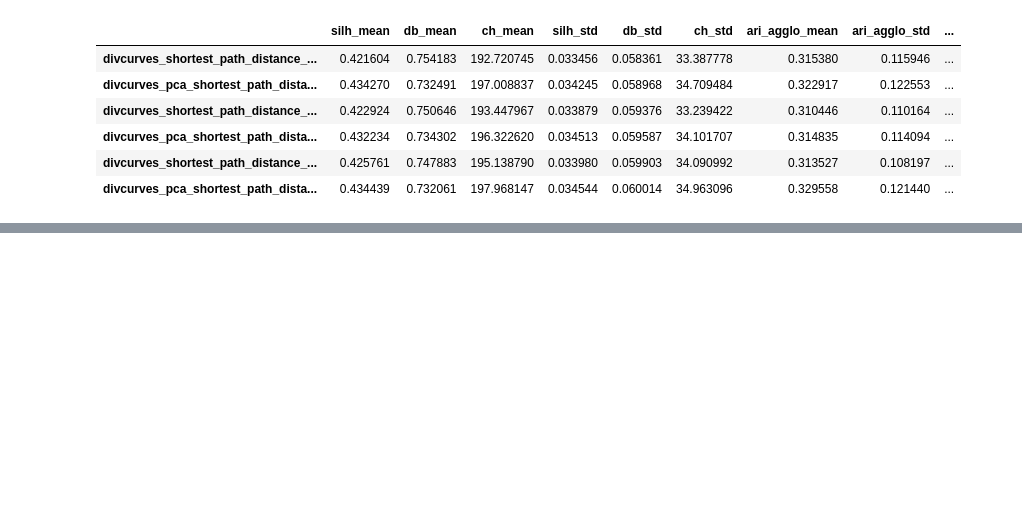
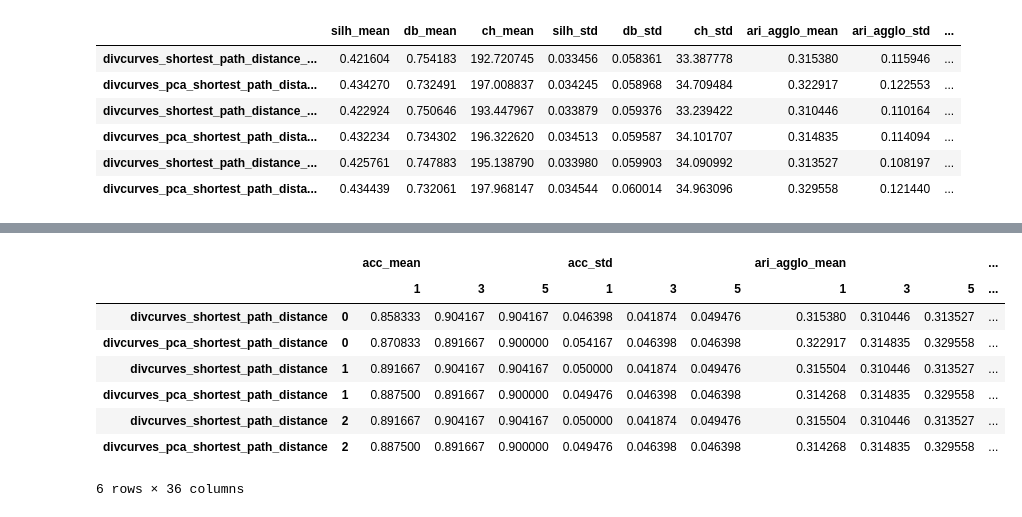
Before and after one commit to aidos-lab/diversity_curves, a Jupyter notebook: simulations/ablation_distributions/nreps_stability.ipynb, the cells around one changed output, grey strips where cells are left out. Saved outputs shown, nothing was run; the diff lists cells and outputs as text; code cells hidden in the pictures; blank space fills up the shorter version.

```diff
--- a/simulations/ablation_distributions/nreps_stability.ipynb
+++ b/simulations/ablation_distributions/nreps_stability.ipynb
@@ -48,0 +345,3 @@ res_multicol = pd.MultiIndex.from_product(
+# %%
+res_dir = 'simulations/results/ablations/distributions/nreps/test'
+res_unordered = pd.read_csv(f'{res_dir}/res_df.csv', index_col=[0,1], header=[0,1])
@@ -48,0 +360,18 @@ res_multicol = pd.MultiIndex.from_product(
+# %%
+#reorder
+scores = list(res_unordered.columns.levels[0])
+n_reps = list(res_unordered.columns.levels[1])
+n_reps
+res = res_unordered.loc[:,pd.MultiIndex.from_product([scores,n_reps])]
+# %%
+res
+# %% [output]
+|  |  | acc_mean |  |  | acc_std |  |  | ari_agglo_mean |  |  | ... |
+|  |  | 1 | 3 | 5 | 1 | 3 | 5 | 1 | 3 | 5 | ... |
+| divcurves_shortest_path_distance | 0 | 0.858333 | 0.904167 | 0.904167 | 0.046398 | 0.041874 | 0.049476 | 0.315380 | 0.310446 | 0.313527 | ... |
+| divcurves_pca_shortest_path_distance | 0 | 0.870833 | 0.891667 | 0.900000 | 0.054167 | 0.046398 | 0.046398 | 0.322917 | 0.314835 | 0.329558 | ... |
+| divcurves_shortest_path_distance | 1 | 0.891667 | 0.904167 | 0.904167 | 0.050000 | 0.041874 | 0.049476 | 0.315504 | 0.310446 | 0.313527 | ... |
+| divcurves_pca_shortest_path_distance | 1 | 0.887500 | 0.891667 | 0.900000 | 0.049476 | 0.046398 | 0.046398 | 0.314268 | 0.314835 | 0.329558 | ... |
+| divcurves_shortest_path_distance | 2 | 0.891667 | 0.904167 | 0.904167 | 0.050000 | 0.041874 | 0.049476 | 0.315504 | 0.310446 | 0.313527 | ... |
+| divcurves_pca_shortest_path_distance | 2 | 0.887500 | 0.891667 | 0.900000 | 0.049476 | 0.046398 | 0.046398 | 0.314268 | 0.314835 | 0.329558 | ... |
+6 rows × 36 columns
```
Also changed, not shown: parts of 7 cells of this notebook, 1 other file.
